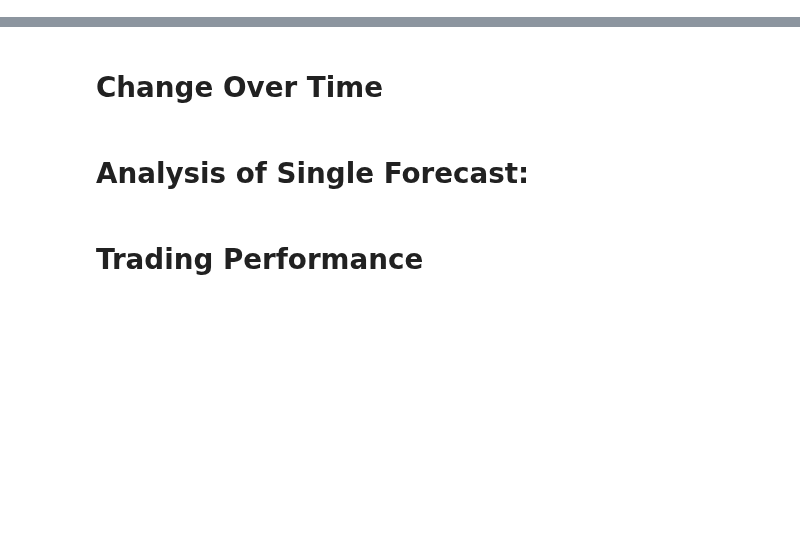
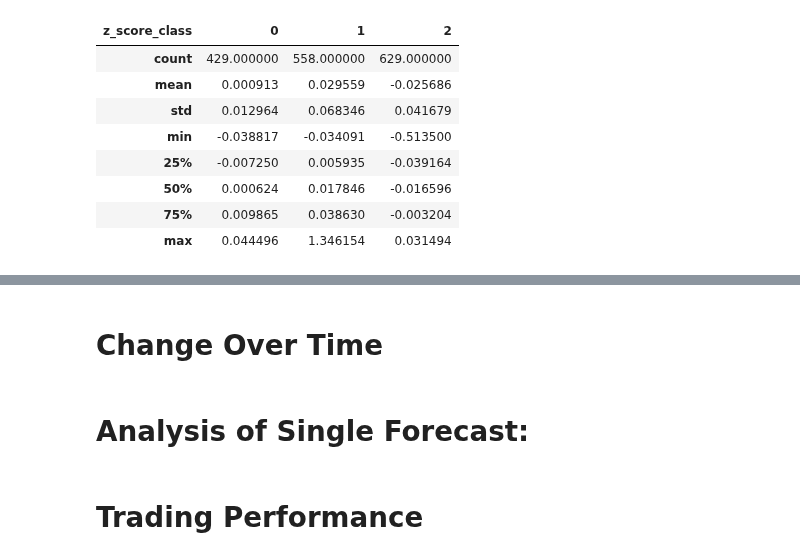
Before and after one commit to adrianbeer/LLM-News-Trading, a Jupyter notebook: src/evaluation/evaluation.ipynb, the cells around one changed output, grey strips where cells are left out. Drawn from its saved outputs; the diff is of its cells as text; code cells hidden in the pictures; blank space fills up the shorter version.

```diff
--- a/src/evaluation/evaluation.ipynb
+++ b/src/evaluation/evaluation.ipynb
@@ -112,0 +101,12 @@ subframe
+# %%
+subframe.groupby('z_score_class')['r'].describe().T
+# %% [output]
+| z_score_class | 0 | 1 | 2 |
+| count | 429.000000 | 558.000000 | 629.000000 |
+| mean | 0.000913 | 0.029559 | -0.025686 |
+| std | 0.012964 | 0.068346 | 0.041679 |
+| min | -0.038817 | -0.034091 | -0.513500 |
+| 25% | -0.007250 | 0.005935 | -0.039164 |
+| 50% | 0.000624 | 0.017846 | -0.016596 |
+| 75% | 0.009865 | 0.038630 | -0.003204 |
+| max | 0.044496 | 1.346154 | 0.031494 |
```
Also changed, not shown: parts of 14 cells of this notebook, 11 other files.
